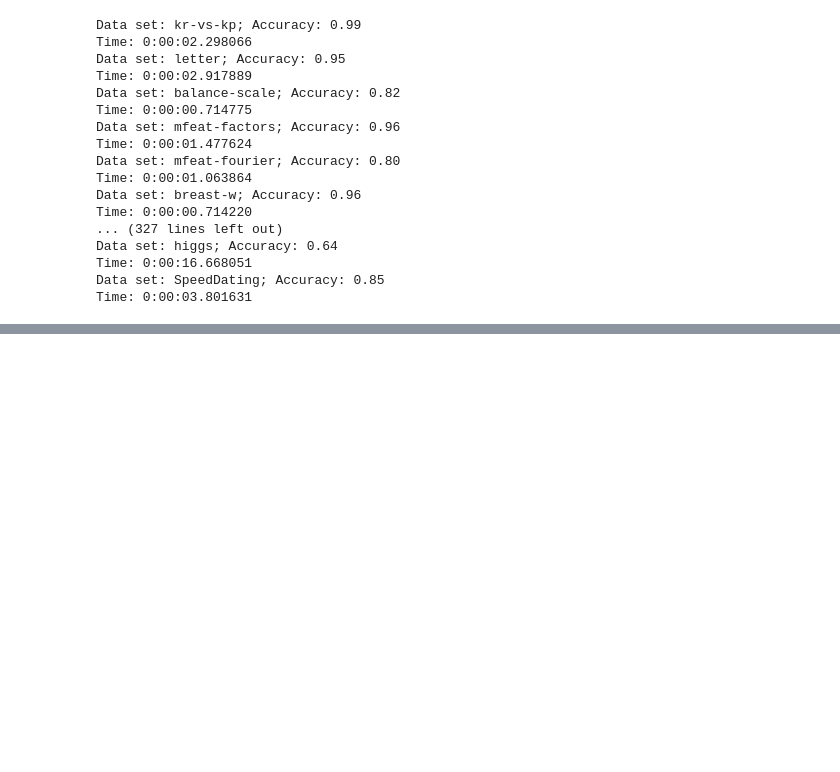
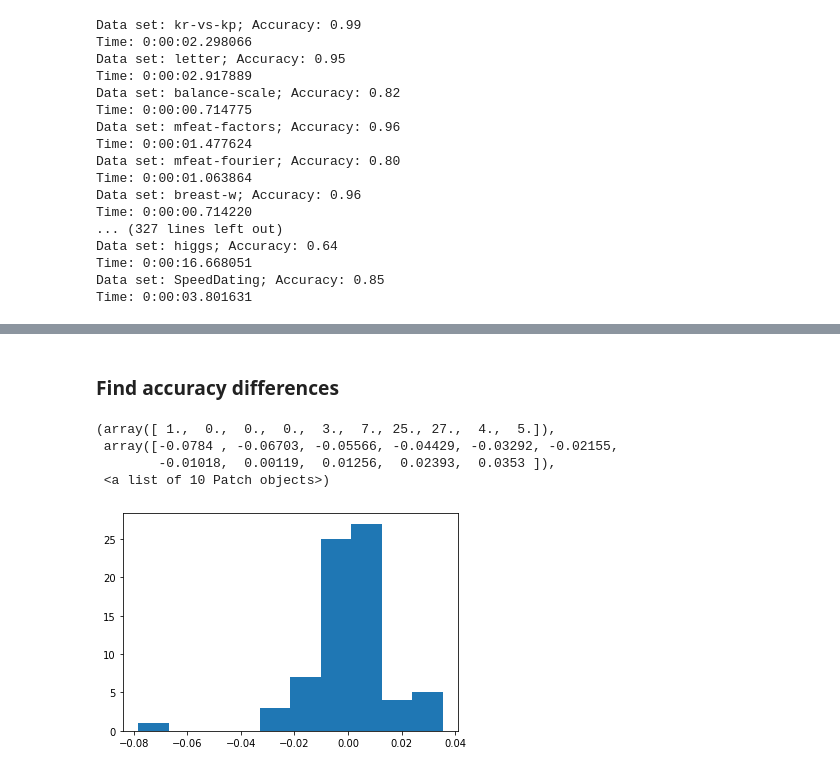
Before and after one commit to NeuroDataDesign/tealeaf, a Jupyter notebook: suyeon/code/RandomForest_ExtraTrees_Compare_Tutorial.ipynb, the cells around one changed output, grey strips where cells are left out. Saved outputs shown, nothing was run; the diff lists cells and outputs as text; code cells hidden in the pictures; blank space fills up the shorter version.

Commit message:
update tutorial notebook with default parameter accuracy comparison figures

```diff
--- a/suyeon/code/RandomForest_ExtraTrees_Compare_Tutorial.ipynb
+++ b/suyeon/code/RandomForest_ExtraTrees_Compare_Tutorial.ipynb
@@ -124,0 +230,19 @@ Time: 0:00:03.801631
+# %% [markdown]
+### Find accuracy differences
+# %%
+acc_diffs_CC18 = []
+acc_diffs_100 = []
+
+for i in range(len(ET_accuracy_CC18)):
+    acc_diffs_CC18.append(ET_accuracy_CC18[i]-RF_accuracy_CC18[i])
+
+for i in range(len(ET_accuracy_100)):
+    acc_diffs_100.append(ET_accuracy_100[i]-RF_accuracy_100[i])
+
+plt.hist(acc_diffs_CC18)
+# %% [output]
+(array([ 1.,  0.,  0.,  0.,  3.,  7., 25., 27.,  4.,  5.]),
+ array([-0.0784 , -0.06703, -0.05566, -0.04429, -0.03292, -0.02155,
+        -0.01018,  0.00119,  0.01256,  0.02393,  0.0353 ]),
+ <a list of 10 Patch objects>)
+[figure, added]
```
Also changed, not shown: parts of 10 cells of this notebook.
